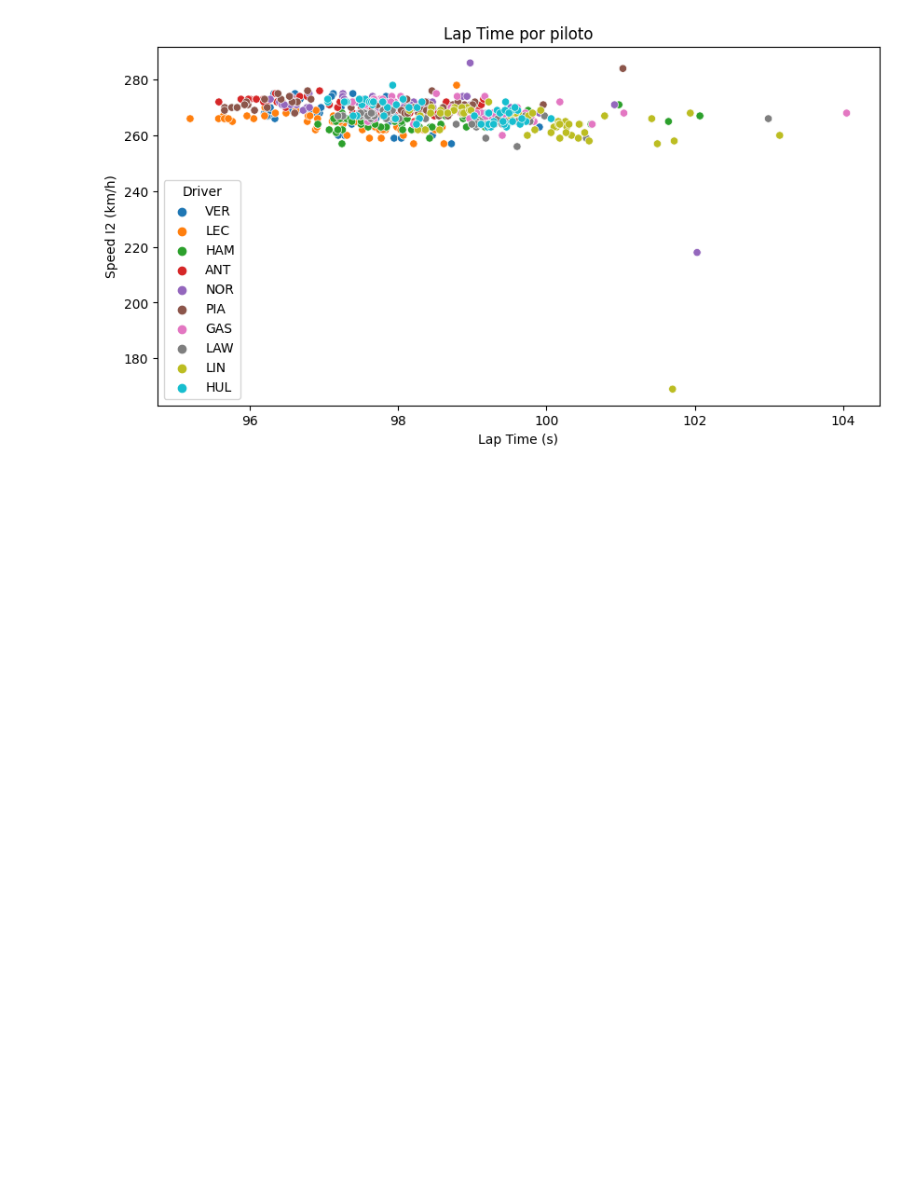
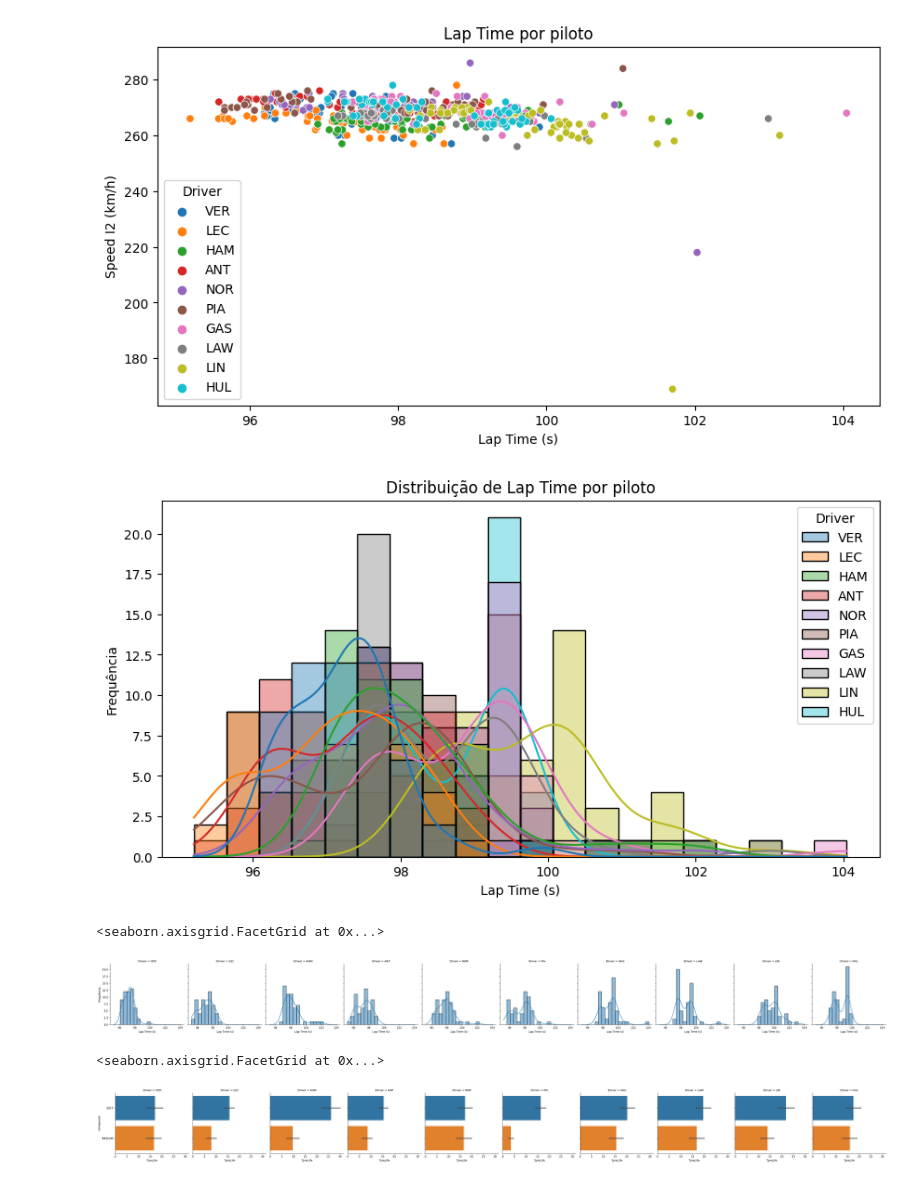
Before and after one commit to gabiru9010/analise-kpis-f1, a Jupyter notebook: Analise_KPIs_Singapure_2026.ipynb, the cells around one changed output. Drawn from its saved outputs; the diff is of its cells as text; code cells hidden in the pictures; blank space fills up the shorter version.

```diff
--- a/Analise_KPIs_Singapure_2026.ipynb
+++ b/Analise_KPIs_Singapure_2026.ipynb
@@ -271,3 +271,29 @@ ax.set_title('Lap Time por piloto')
 # %% [output]
 Text(0.5, 1.0, 'Lap Time por piloto')
 [figure]
+# %%
+all_driver_laps['LapTime_s'] = all_driver_laps['LapTime'].dt.total_seconds()
+
+fig, ax = plt.subplots(figsize=(10, 5))
+sns.histplot(data=all_driver_laps, x='LapTime_s', hue='Driver',
+             bins=20, kde=True, alpha=0.4, ax=ax)
+
+ax.set_xlabel('Lap Time (s)')
+ax.set_ylabel('Frequência')
+ax.set_title('Distribuição de Lap Time por piloto')
+plt.show()
+# %% [output]
+[figure, added]
+# %%
+g = sns.displot(data=all_driver_laps, x='LapTime_s', col='Driver',
+                bins=20, kde=True, height=4, aspect=1)
+g.set_axis_labels('Lap Time (s)', 'Frequência')
+# %% [output]
+<seaborn.axisgrid.FacetGrid at 0x...>
+[figure, added]
+# %%
+sns.catplot(data=all_driver_laps, x='TyreLife', y='Compound',
+            col='Driver', kind='bar', orient='h', height=4, aspect=1)
+# %% [output]
+<seaborn.axisgrid.FacetGrid at 0x...>
+[figure, added]
```
Also changed, not shown: parts of 7 cells of this notebook.
